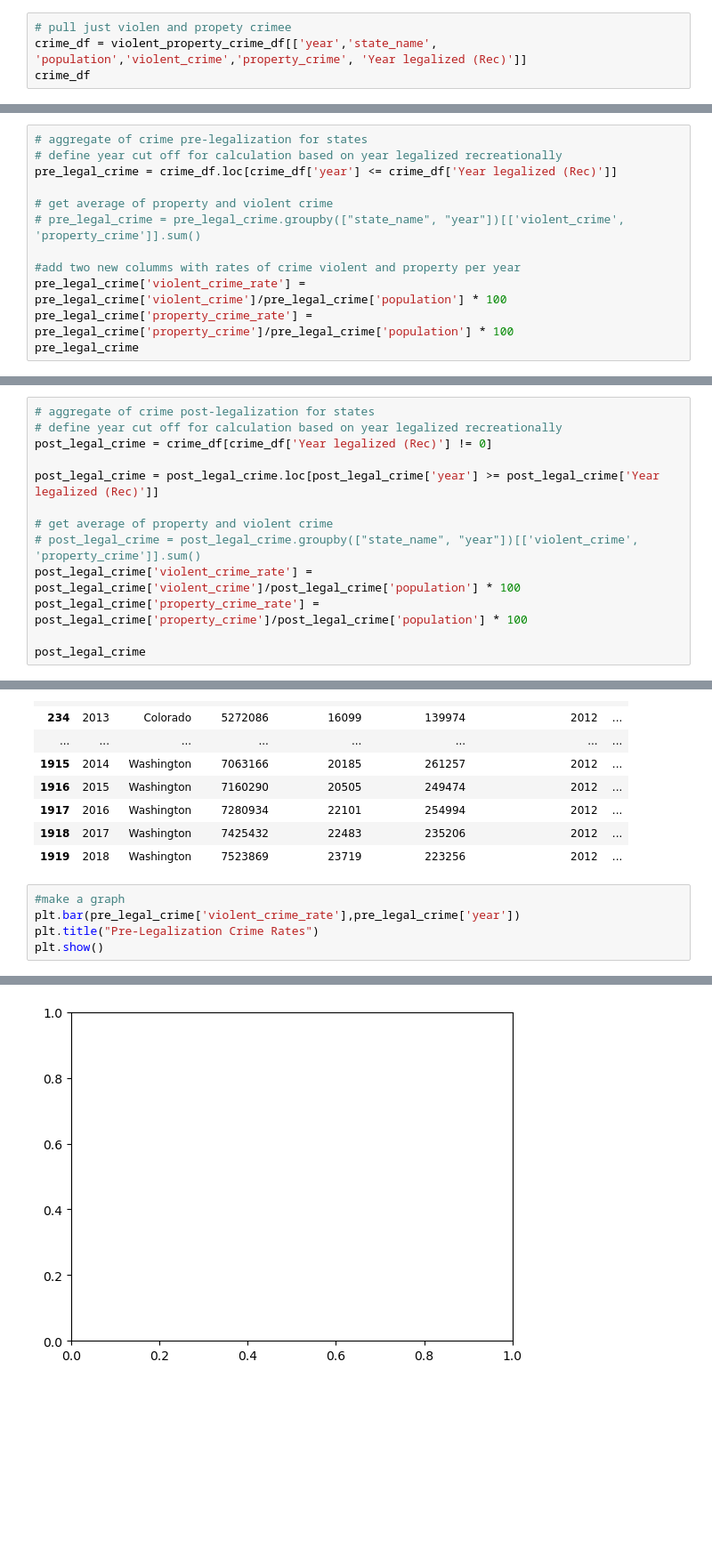
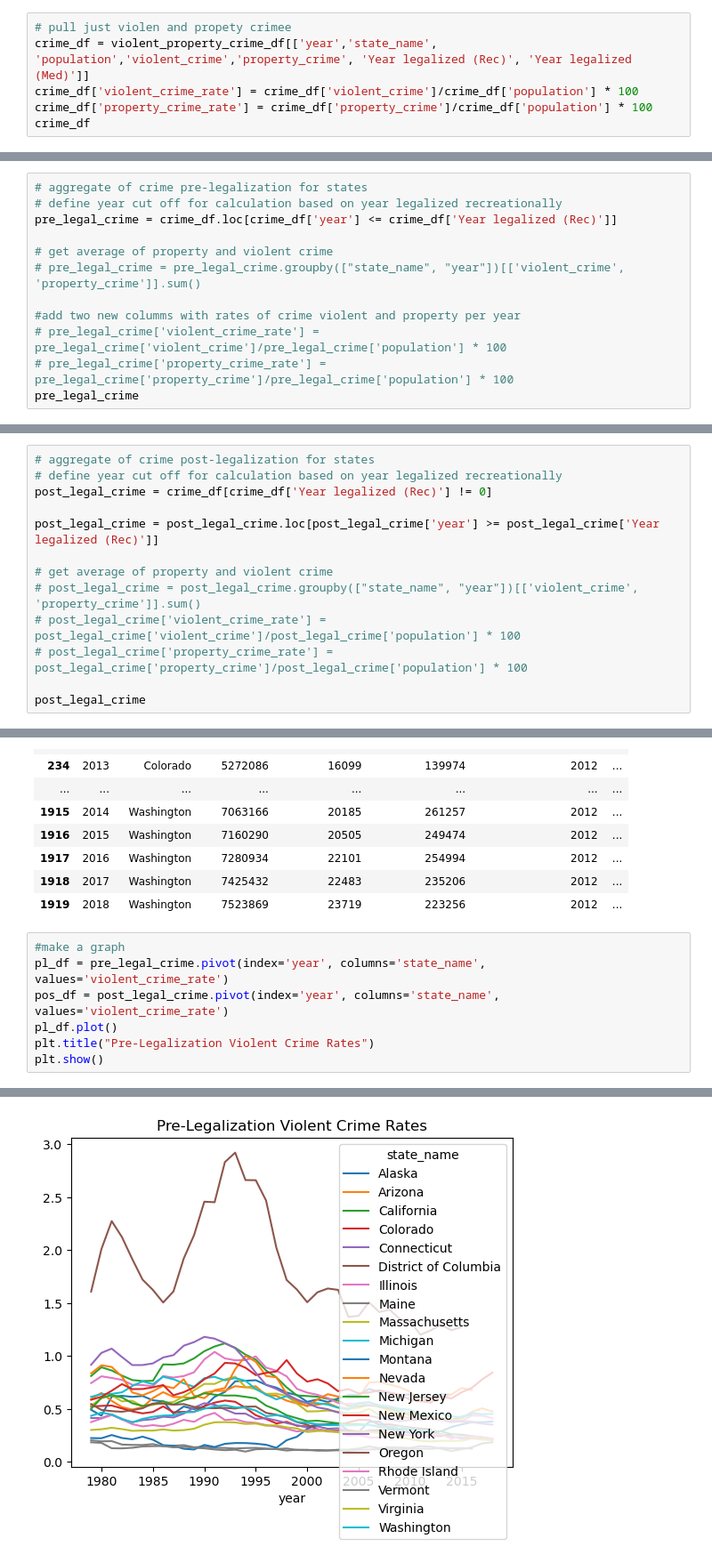
Before and after one commit to gwroth89/Project1, a Jupyter notebook: violent_property_crime_analysis.ipynb, the cells around one changed output, grey strips where cells are left out. Shown at 89% size. Cells and saved outputs as stored; diff of their text form; blank space fills up the shorter version.

```diff
--- a/violent_property_crime_analysis.ipynb
+++ b/violent_property_crime_analysis.ipynb
@@ -26,6 +26,8 @@ violent_property_crime_df
 2040 rows × 22 columns
 # %%
 # pull just violen and propety crimee
-crime_df = violent_property_crime_df[['year','state_name', 'population','violent_crime','property_crime', 'Year legalized (Rec)']]
+crime_df = violent_property_crime_df[['year','state_name', 'population','violent_crime','property_crime', 'Year legalized (Rec)', 'Year legalized (Med)']]
+crime_df['violent_crime_rate'] = crime_df['violent_crime']/crime_df['population'] * 100
+crime_df['property_crime_rate'] = crime_df['property_crime']/crime_df['population'] * 100
 crime_df
 # %% [output]
@@ -51,7 +63,7 @@ pre_legal_crime = crime_df.loc[crime_df['year'] <= crime_df['Year legalized (Rec
 # pre_legal_crime = pre_legal_crime.groupby(["state_name", "year"])[['violent_crime', 'property_crime']].sum()
 
 #add two new columms with rates of crime violent and property per year
-pre_legal_crime['violent_crime_rate'] = pre_legal_crime['violent_crime']/pre_legal_crime['population'] * 100
-pre_legal_crime['property_crime_rate'] = pre_legal_crime['property_crime']/pre_legal_crime['population'] * 100
+# pre_legal_crime['violent_crime_rate'] = pre_legal_crime['violent_crime']/pre_legal_crime['population'] * 100
+# pre_legal_crime['property_crime_rate'] = pre_legal_crime['property_crime']/pre_legal_crime['population'] * 100
 pre_legal_crime
 # %% [output]
@@ -87,8 +89,8 @@ post_legal_crime = post_legal_crime.loc[post_legal_crime['year'] >= post_legal_c
 
 # get average of property and violent crime
 # post_legal_crime = post_legal_crime.groupby(["state_name", "year"])[['violent_crime', 'property_crime']].sum()
-post_legal_crime['violent_crime_rate'] = post_legal_crime['violent_crime']/post_legal_crime['population'] * 100
-post_legal_crime['property_crime_rate'] = post_legal_crime['property_crime']/post_legal_crime['population'] * 100
+# post_legal_crime['violent_crime_rate'] = post_legal_crime['violent_crime']/post_legal_crime['population'] * 100
+# post_legal_crime['property_crime_rate'] = post_legal_crime['property_crime']/post_legal_crime['population'] * 100
 
 post_legal_crime
 # %% [output]
@@ -111,7 +113,9 @@ post_legal_crime
 | 1919 | 2018 | Washington | 7523869 | 23719 | 223256 | 2012 | ... |
 # %%
 #make a graph
-plt.bar(pre_legal_crime['violent_crime_rate'],pre_legal_crime['year'])
-plt.title("Pre-Legalization Crime Rates")
+pl_df = pre_legal_crime.pivot(index='year', columns='state_name', values='violent_crime_rate')
+pos_df = post_legal_crime.pivot(index='year', columns='state_name', values='violent_crime_rate')
+pl_df.plot()
+plt.title("Pre-Legalization Violent Crime Rates")
 plt.show()
 # %% [output]
@@ -119 +122 @@ ValueError: shape mismatch: objects cannot be broadcast to a single shape.  Mism
-[figure, old version]
+[figure, new version]
```
Also changed, not shown: parts of 10 cells of this notebook.
